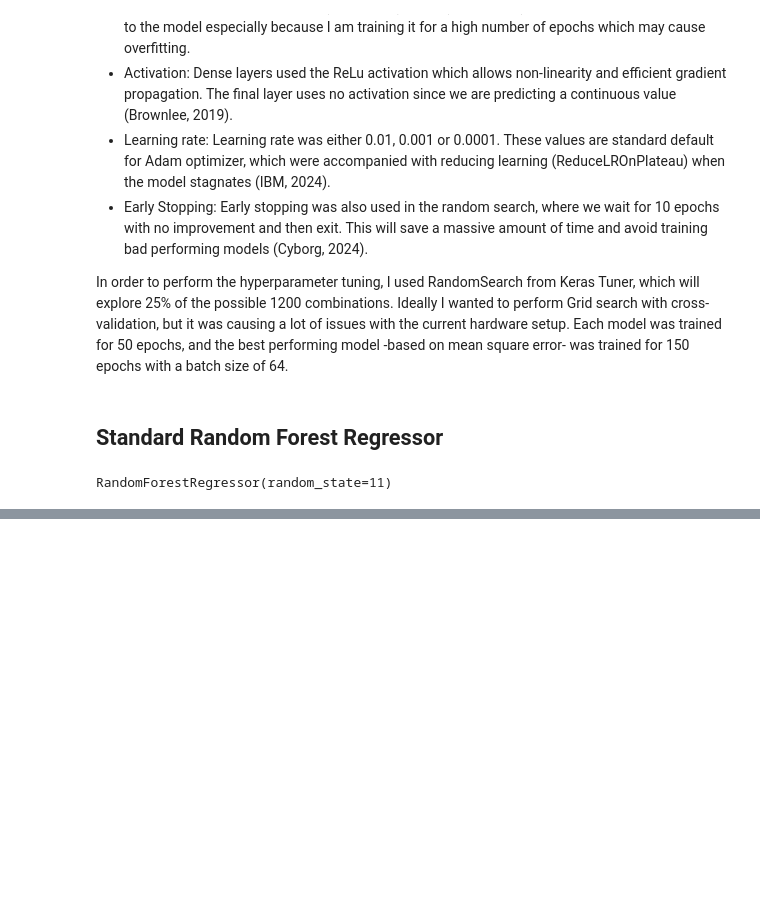
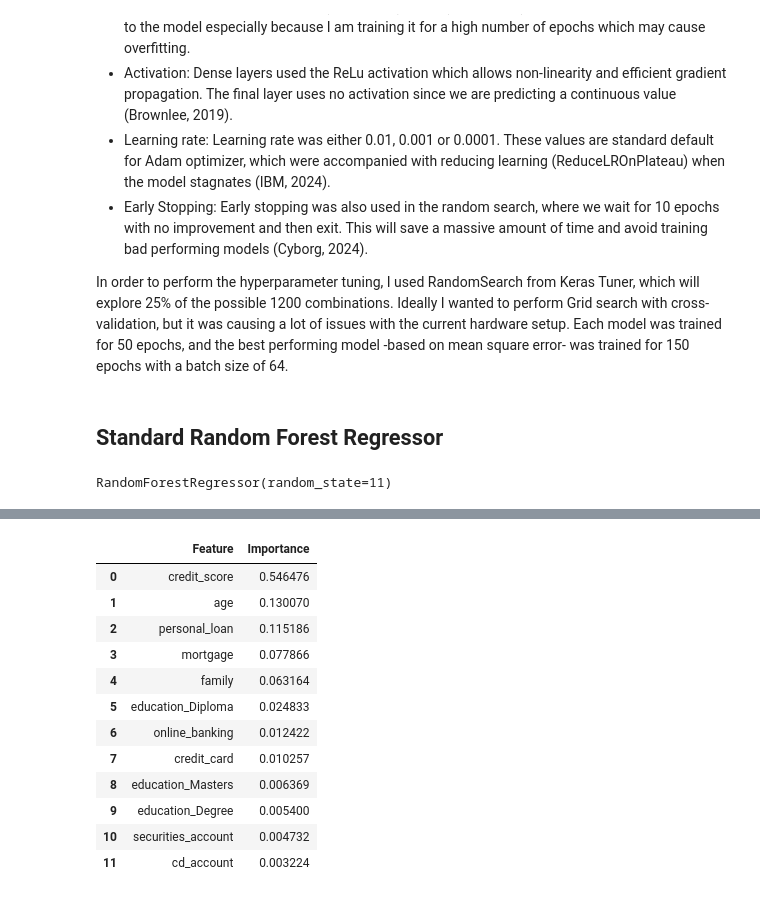
Before and after one commit to Rayenbt/income-prediction-and-reddit-sentiment, a Jupyter notebook: ML_CA2.ipynb, the cells around one changed output, grey strips where cells are left out. Saved outputs shown, nothing was run; the diff lists cells and outputs as text; code cells hidden in the pictures; blank space fills up the shorter version.

```diff
--- a/ML_CA2.ipynb
+++ b/ML_CA2.ipynb
@@ -421,0 +571,22 @@ RandomForestRegressor(random_state=11)
+# %%
+importance_df = (
+    pd.DataFrame({"Feature": feature_names,
+                  "Importance": importances})
+      .sort_values("Importance", ascending=False)
+      .reset_index(drop=True)
+)
+importance_df
+# %% [output]
+|  | Feature | Importance |
+| 0 | credit_score | 0.546476 |
+| 1 | age | 0.130070 |
+| 2 | personal_loan | 0.115186 |
+| 3 | mortgage | 0.077866 |
+| 4 | family | 0.063164 |
+| 5 | education_Diploma | 0.024833 |
+| 6 | online_banking | 0.012422 |
+| 7 | credit_card | 0.010257 |
+| 8 | education_Masters | 0.006369 |
+| 9 | education_Degree | 0.005400 |
+| 10 | securities_account | 0.004732 |
+| 11 | cd_account | 0.003224 |
```
Also changed, not shown: parts of 14 cells of this notebook.
